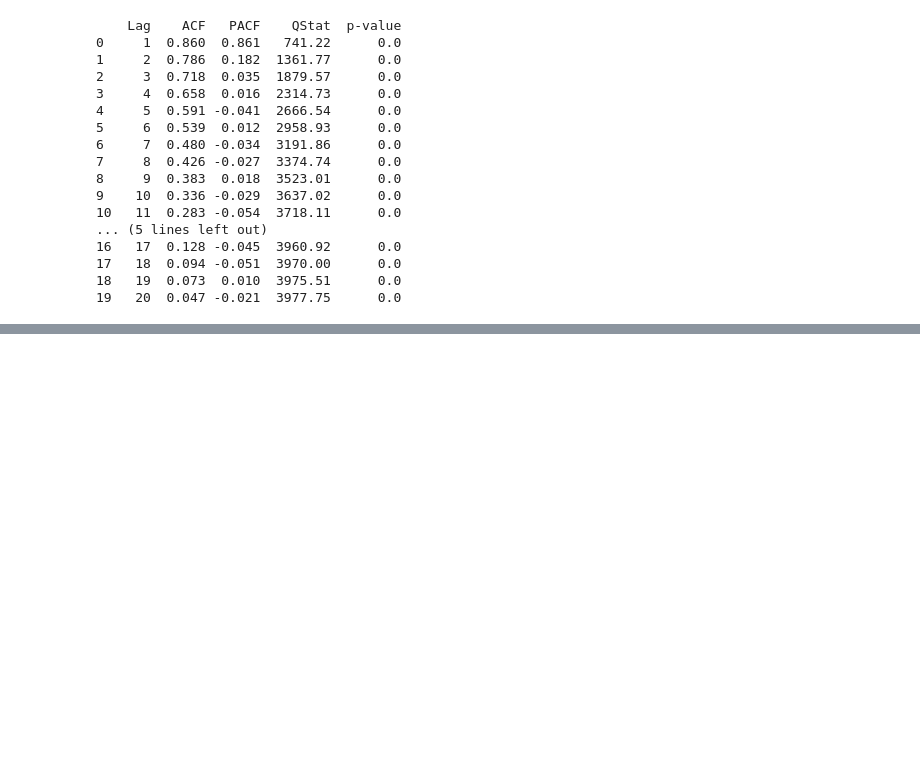
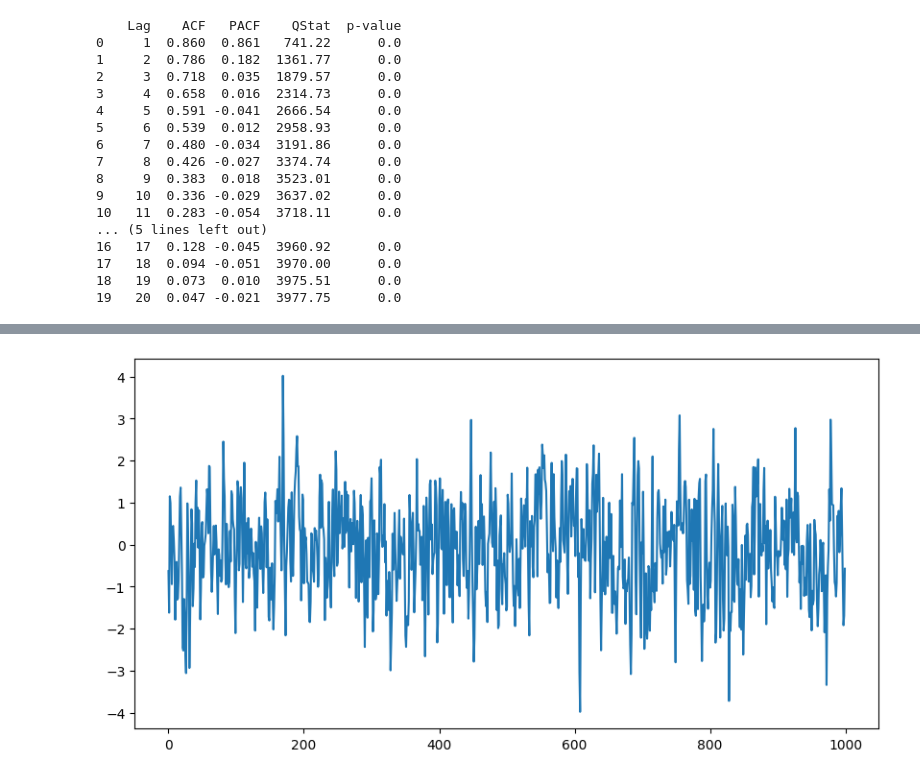
Before and after one commit to DavidGuzzi/MECMT10, a Jupyter notebook: clase_2.ipynb, the cells around one changed output, grey strips where cells are left out. Cells and saved outputs as stored; diff of their text form; code cells hidden in the pictures; blank space fills up the shorter version.

```diff
--- a/clase_2.ipynb
+++ b/clase_2.ipynb
@@ -98,0 +245,4 @@ Warnings:
+# %%
+df['y4'].plot(figsize=(10,5));
+# %% [output]
+[figure, added]
```
Also changed, not shown: parts of 34 cells of this notebook.
